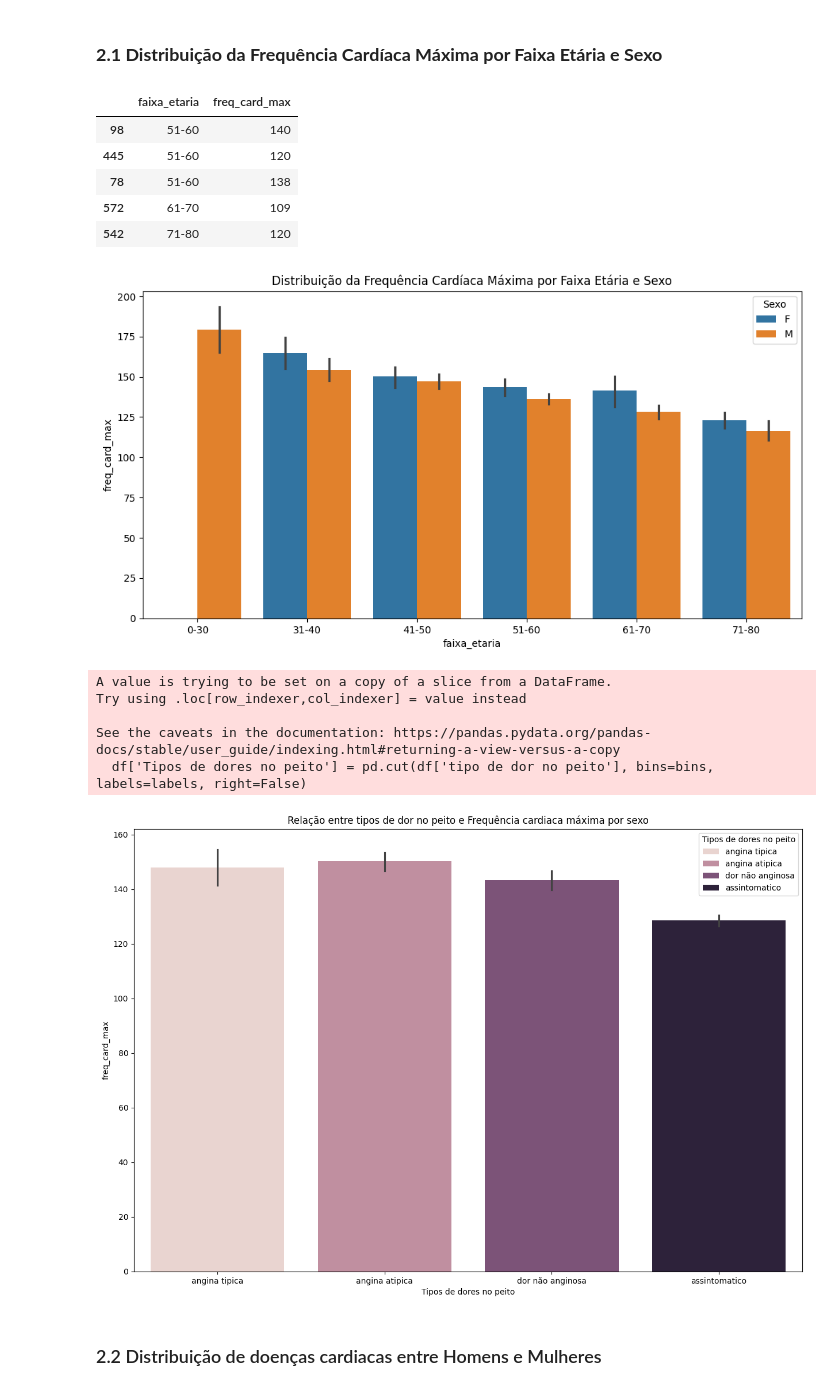
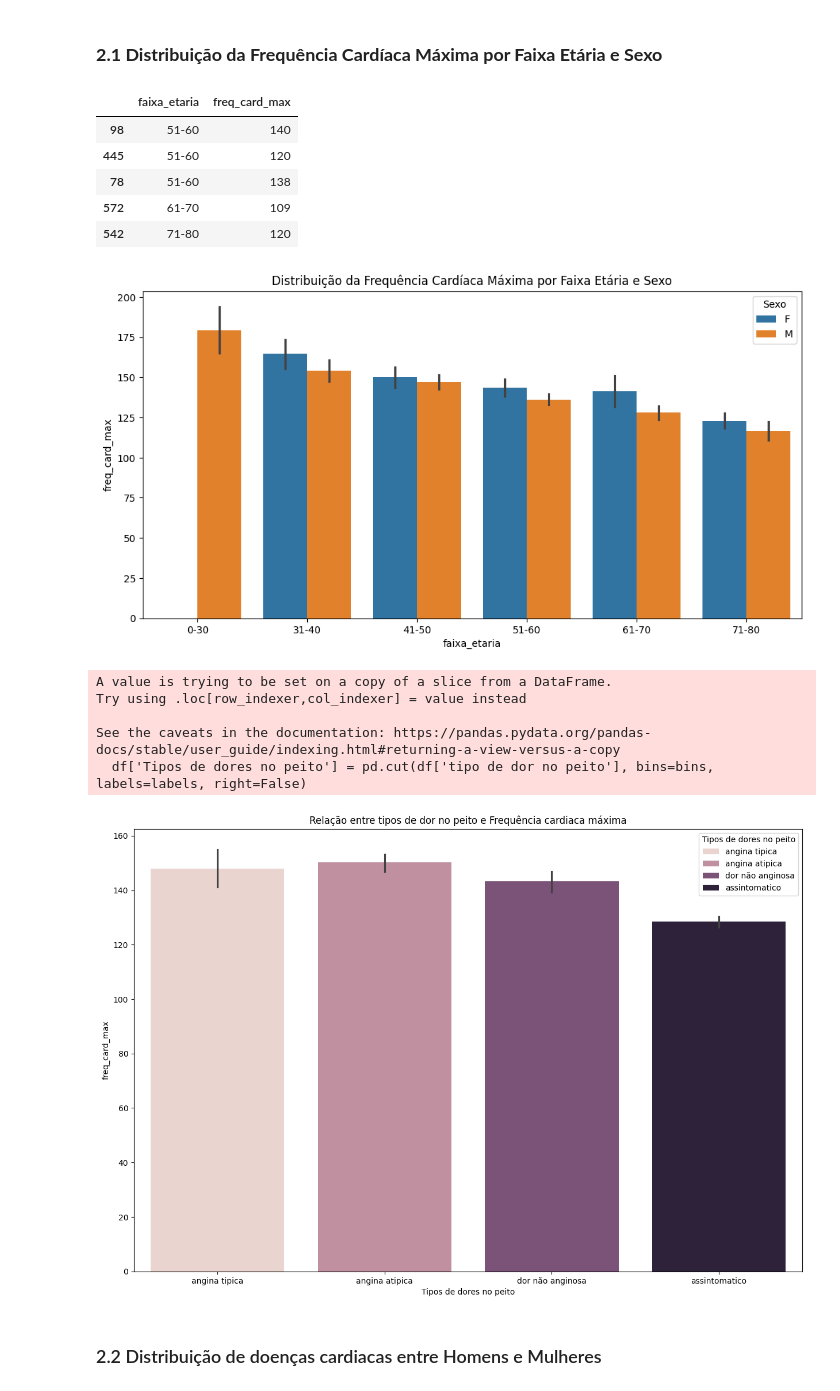
Before and after one commit to jop922/doencas_cardiacas, a Jupyter notebook: df.ipynb, the cells around one changed output. Drawn from its saved outputs; the diff is of its cells as text; code cells hidden in the pictures.

```diff
--- a/df.ipynb
+++ b/df.ipynb
@@ -195,35 +207,35 @@ bins = [1,2,3,4,5]
 labels = ['angina tipica','angina atipica','dor não anginosa','assintomatico']
 df['Tipos de dores no peito'] = pd.cut(df['tipo de dor no peito'], bins=bins, labels=labels, right=False)
 
 plt.figure(figsize=(15, 10))
 sns.barplot(x='Tipos de dores no peito', y='freq_card_max',hue='tipo de dor no peito', data=df)
-plt.title('Relação entre tipos de dor no peito e Frequência cardiaca máxima por sexo')
+plt.title('Relação entre tipos de dor no peito e Frequência cardiaca máxima')
 plt.xlabel('Tipos de dores no peito')
 plt.ylabel('freq_card_max')
 plt.legend(title='tipo de dor no peito')
 # Obtendo a legenda atual
 legenda = plt.legend(title='Tipos de dores no peito')
 dores = {'1': 'angina tipica', '2': 'angina atipica', '3': 'dor não anginosa','4':'assintomatico'}
 # Alterando os rótulos da legenda
 for label in legenda.get_texts():
     label.set_text(dores[label.get_text()])
 
 
 plt.show()
 # %% [output]
 |  | faixa_etaria | freq_card_max |
 | 98 | 51-60 | 140 |
 | 445 | 51-60 | 120 |
 | 78 | 51-60 | 138 |
 | 572 | 61-70 | 109 |
 | 542 | 71-80 | 120 |
 [figure]
 A value is trying to be set on a copy of a slice from a DataFrame.
 Try using .loc[row_indexer,col_indexer] = value instead
 
 See the caveats in the documentation: https://pandas.pydata.org/pandas-docs/stable/user_guide/indexing.html#returning-a-view-versus-a-copy
   df['Tipos de dores no peito'] = pd.cut(df['tipo de dor no peito'], bins=bins, labels=labels, right=False)
-[figure, old version]
+[figure, new version]
 # %% [markdown]
 ### 2.2 Distribuição de doenças cardiacas entre Homens e Mulheres
 # %%
```
Also changed, not shown: parts of 2 cells of this notebook, 10 other files.
